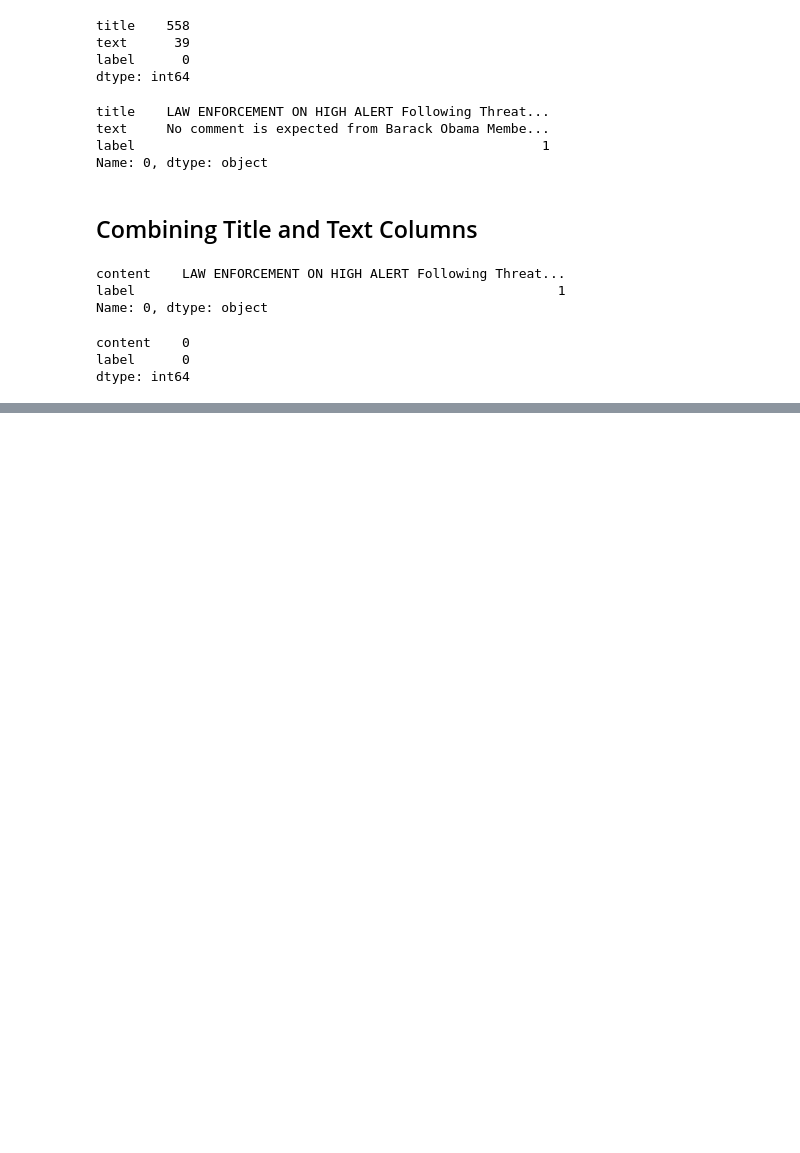
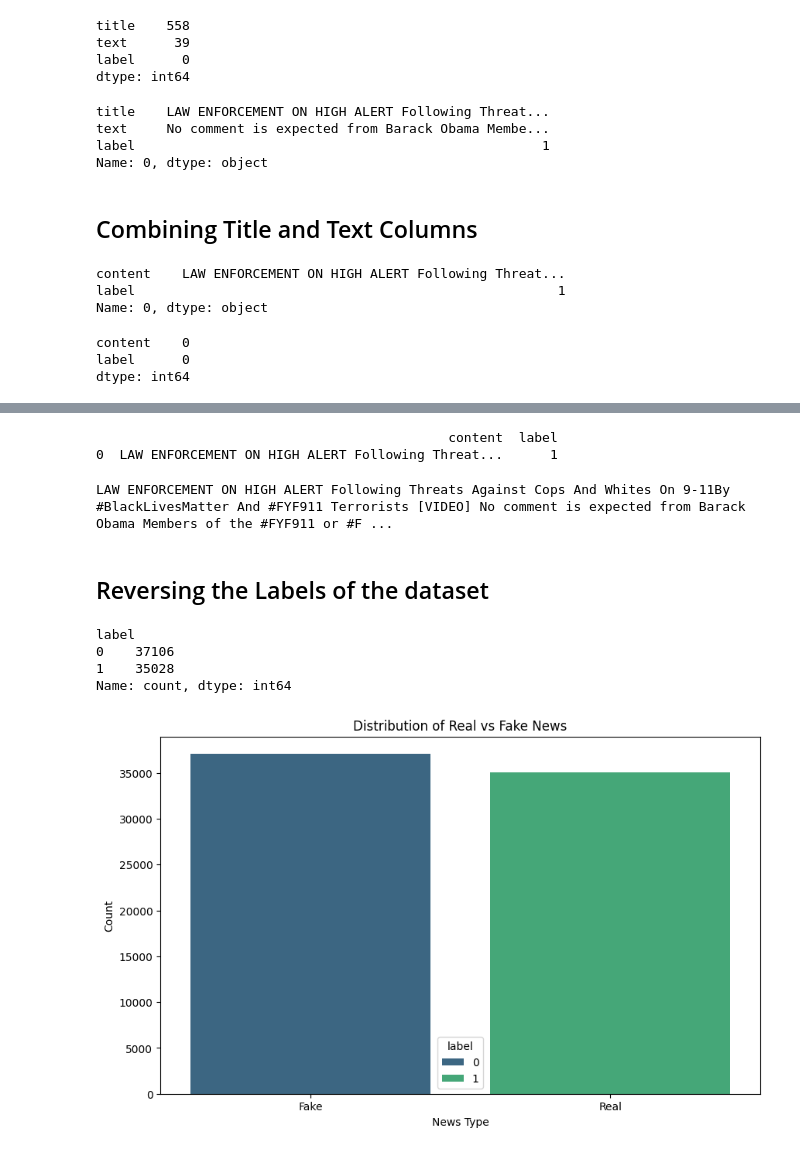
Before and after one commit to Susanta2025-lab/Fatocheck, a Jupyter notebook: notebooks/exploration.ipynb, the cells around one changed output, grey strips where cells are left out. Cells and saved outputs as stored; diff of their text form; code cells hidden in the pictures; blank space fills up the shorter version.

Commit message:
updated labels, 1 for real and 0 for fake now

```diff
--- a/notebooks/exploration.ipynb
+++ b/notebooks/exploration.ipynb
@@ -102,0 +92,39 @@ dtype: int64
+# %%
+print(df[df["label"]==1].head(1))
+# %% [output]
+                                             content  label
+0  LAW ENFORCEMENT ON HIGH ALERT Following Threat...      1
+# %%
+print(df.iloc[0]["content"])
+# %% [output]
+LAW ENFORCEMENT ON HIGH ALERT Following Threats Against Cops And Whites On 9-11By #BlackLivesMatter And #FYF911 Terrorists [VIDEO] No comment is expected from Barack Obama Members of the #FYF911 or #F ...
+# %% [markdown]
+## Reversing the Labels of the dataset
+# %%
+# As we can see the label 1 is for fake news and label 0 is for real news. We are reversing the labels to make it more intuitive. So, we will replace 1 with 0 and 0 with 1.
+# df['label'] = df['label'].replace({1: 0, 0: 1}) or
+df['label'] = 1-df['label']
+# %%
+df["label"].value_counts()
+# %% [output]
+label
+0    37106
+1    35028
+Name: count, dtype: int64
+# %%
+
+plt.figure(figsize=(10, 6))
+sns.countplot(
+    data=df,
+    x='label',
+    hue='label',
+    palette= 'viridis'
+    )
+
+plt.title('Distribution of Real vs Fake News')
+plt.xlabel('News Type')
+plt.ylabel('Count')
+plt.xticks([0,1], ['Fake', 'Real'])
+plt.show()
+# %% [output]
+[figure, added]
```
Also changed, not shown: parts of 3 cells of this notebook.
